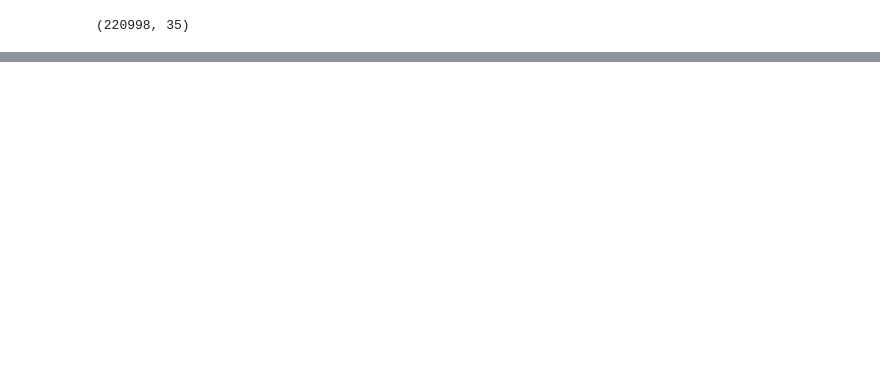
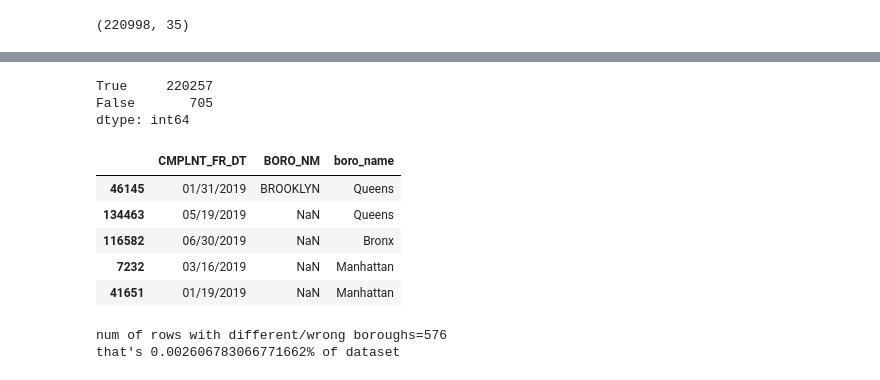
Before and after one commit to leonaisabelle/CUSP-ADS-Project, a Jupyter notebook: Crime_Coordinates_to_NTA.ipynb, the cells around one changed output, grey strips where cells are left out. Cells and saved outputs as stored; diff of their text form; code cells hidden in the pictures; blank space fills up the shorter version.

```diff
--- a/Crime_Coordinates_to_NTA.ipynb
+++ b/Crime_Coordinates_to_NTA.ipynb
@@ -51,0 +100,29 @@ RTreeError: Coordinates must not have minimums more than maximums
+# %%
+# sanity check for spatial join
+(crime_nta.BORO_NM == crime_nta.boro_name.str.upper()).value_counts()
+
+# 705 rows with different boroughs specified?
+# %% [output]
+True     220257
+False       705
+dtype: int64
+# %%
+error_df = crime_nta[['CMPLNT_FR_DT', 'BORO_NM', 'boro_name']][~(crime_nta.BORO_NM == crime_nta.boro_name.str.upper())]
+error_df.head()
+# some instances where crime dataset doesn't specify borough
+# other instances where crime dataset
+# %% [output]
+|  | CMPLNT_FR_DT | BORO_NM | boro_name |
+| 46145 | 01/31/2019 | BROOKLYN | Queens |
+| 134463 | 05/19/2019 | NaN | Queens |
+| 116582 | 06/30/2019 | NaN | Bronx |
+| 7232 | 03/16/2019 | NaN | Manhattan |
+| 41651 | 01/19/2019 | NaN | Manhattan |
+# %%
+# num of rows where crime dataset's borough is diff from nta dataset's borough
+num_diff_boro = len(error_df[~error_df.BORO_NM.isnull()])
+print(f"num of rows with different/wrong boroughs={num_diff_boro}")
+print(f"that's {num_diff_boro/len(crime_nta)}% of dataset")
+# %% [output]
+num of rows with different/wrong boroughs=576
+that's 0.002606783066771662% of dataset
```
Also changed, not shown: parts of 19 cells of this notebook, 1 other file.
